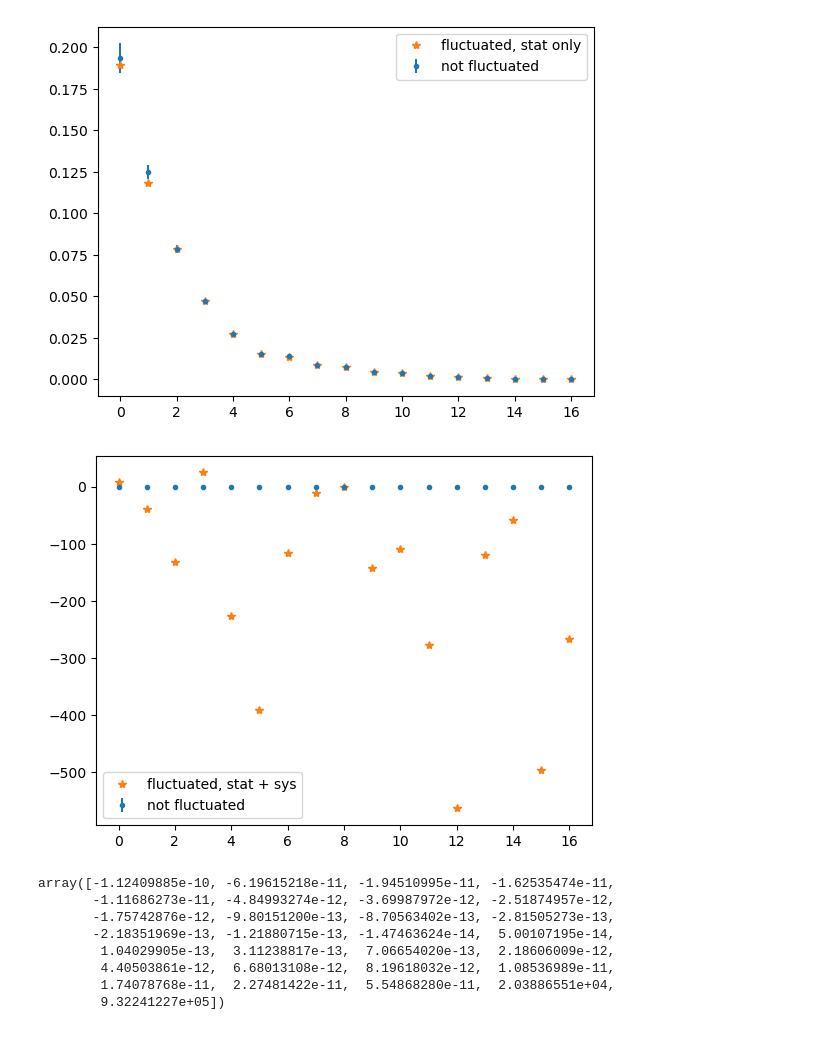
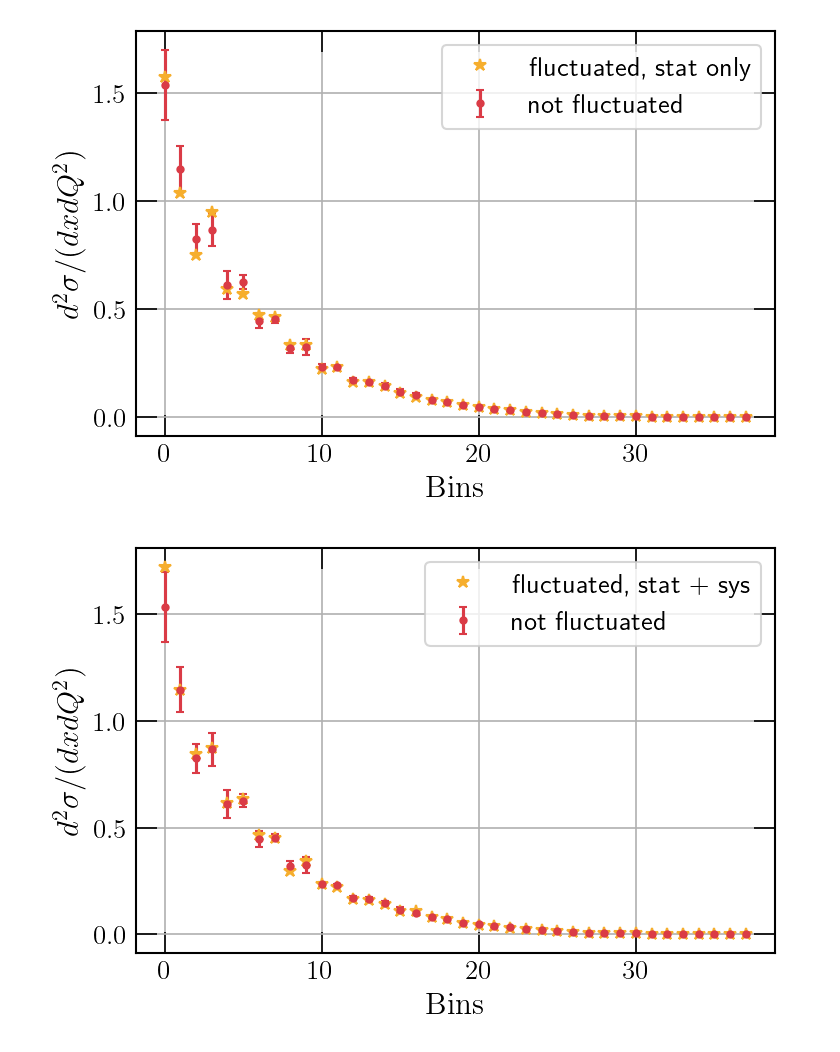
Before and after one commit to LHCfitNikhef/FPF-WG1, a Jupyter notebook: results/NNPDF_commondata/check_input.ipynb, the cells around one changed output. Cells and saved outputs as stored; diff of their text form; code cells hidden in the pictures.

Commit message:
Update Tommaso's notebook and store plots

```diff
--- a/results/NNPDF_commondata/check_input.ipynb
+++ b/results/NNPDF_commondata/check_input.ipynb
@@ -0,0 +11,5 @@
+# %%
+# Use the matplotlib plotting styles
+CURR_PATH = pathlib.Path().parent
+MPLSTYLE = CURR_PATH.joinpath("../plotstyle.mplstyle")
+plt.style.use(MPLSTYLE)
@@ -1 +45,31 @@
+# %%
+def load_input(otype: str = "inclusive", charge: str = "nu"):
+    # Read and Parse the central values
+    path_cv = CURR_PATH.joinpath(
+        f"pineappl_tables/diffxsec-FASERv2_{otype}_{charge}-a1_NNPDF40_nnlo_as_01180_iso.txt"
+    )
+    column = 3 if charge == "nu" else 4
+    sigma = np.loadtxt(pathlib.Path(path_cv) , usecols=column, unpack=True, skiprows=1)
+
+    # Extract the percentage error from the Lepton Energy
+    df_predictions = read_txt_pd(otype=otype, charge=charge)
+    # Compute the corresponding systematic errors
+    syst_error = sigma * df_predictions["Percent_error_Elepton"].values
+    # Extract the statistical events error
+    num_events_error = df_predictions["N_events_errs"]
+    stat_error = 1.0 / num_events_error * sigma
+
+    # Add the statistical and systematic in quadrature
+    comb_error = np.sqrt(syst_error**2 + stat_error**2)
+
+    return stat_error, syst_error, comb_error, sigma
+# %%
+def fluctuate_data(central: np.ndarray, covmat: np.ndarray) -> np.ndarray:
+    cholesky = np.linalg.cholesky(covmat)
+    random_samples = np.random.randn(central.shape[0])
+
+    shift_data = cholesky @ random_samples
+    pseudodata = central + shift_data
+
+    return pseudodata
 # %%
@@ -51,26 +102,0 @@ plot(sigmanub, covmat_stat, covmat_sys)
-# %%
-# FASERv2_charm_nochargediscrimination
-res, num_events_error, covmat_sys, sigmanu, sigmanub = load_input("./stat_syst_uncertainties/clipped_nan_binned_sysevents_FASERv2_charm_nochargediscrimination",
-                                                                 "./covariance_matrices/clipped_nan_covariance_FASERv2_charm_nochargediscrimination.npy",
-                                                                 "./pineappl_tables/diffxsec-FASERv2_charm_nochargediscrimination-a1_NNPDF40_nnlo_as_01180_iso")
-stat = 1.0 / num_events_error * (sigmanub+sigmanu)
-covmat_stat = np.diag(stat**2)
-plot(sigmanub+sigmanu, covmat_stat, covmat_sys)
-# %% [output]
-[figure, removed]
-[figure, removed]
-# %%
-# try to look at one of this sys covmat
-covmat_sys_nu = np.load("./covariance_matrices/clipped_nan_covariance_FASERv2_charm_nu.npy")
-# look at its egenvalues
-lamb, u = np.linalg.eigh(covmat_sys_nu)
-lamb
-# %% [output]
-array([-1.12409885e-10, -6.19615218e-11, -1.94510995e-11, -1.62535474e-11,
-       -1.11686273e-11, -4.84993274e-12, -3.69987972e-12, -2.51874957e-12,
-       -1.75742876e-12, -9.80151200e-13, -8.70563402e-13, -2.81505273e-13,
-       -2.18351969e-13, -1.21880715e-13, -1.47463624e-14,  5.00107195e-14,
-        1.04029905e-13,  3.11238817e-13,  7.06654020e-13,  2.18606009e-12,
-        4.40503861e-12,  6.68013108e-12,  8.19618032e-12,  1.08536989e-11,
-        1.74078768e-11,  2.27481422e-11,  5.54868280e-11,  2.03886551e+04,
-        9.32241227e+05])
@@ -78,0 +103,11 @@ array([-1.12409885e-10, -6.19615218e-11, -1.94510995e-11, -1.62535474e-11,
+# %%
+stat_error, syst_error, combined_error, sigma = load_input()
+# Compute the covariance matrix
+stat_covmat = np.diag(stat_error**2)
+syst_covmat = np.diag(syst_error**2)
+combined_covmat = np.diag(combined_error)
+# %%
+plot(sigma, stat_covmat, syst_covmat, stat_error)
+# %% [output]
+[figure, added]
+[figure, added]
```
Also changed, not shown: parts of 7 cells of this notebook, 3 other files.
